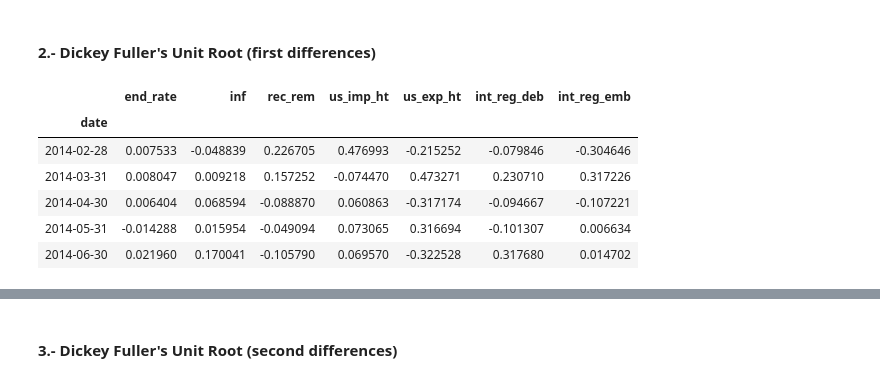
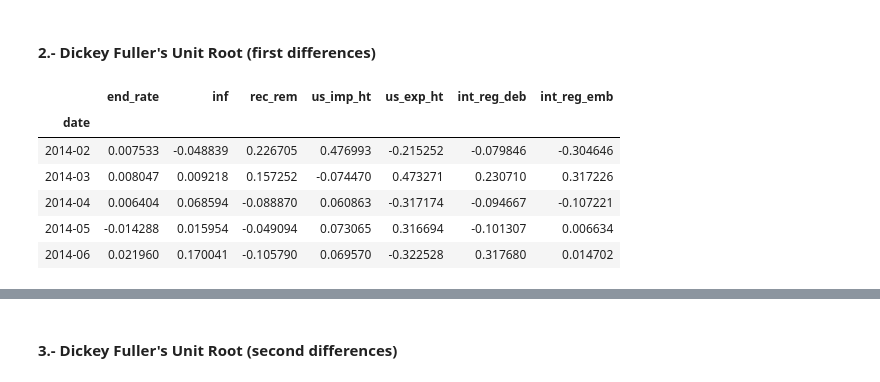
Before and after one commit to gregpinchy/creative-capstone-AA, a Jupyter notebook: time_series.ipynb, the cells around one changed output, grey strips where cells are left out. Cells and saved outputs as stored; diff of their text form; code cells hidden in the pictures.

```diff
--- a/time_series.ipynb
+++ b/time_series.ipynb
@@ -446,0 +449,2 @@ logdf.head()
+# %%
+logdf.index = pd.DatetimeIndex(logdf.index).to_period('M')
@@ -446,0 +453,5 @@ logdf.head()
+# %%
+Xtrain = logdf[0:-5]
+Xtest = logdf[-5:]
+
+Xtrain.shape, Xtest.shape
@@ -1042,16 +1055,16 @@ All series are non-stationary at level when the no-trend-no-constant model of Di
 # %% [markdown]
 #### 2.- Dickey Fuller's Unit Root (first differences)
 # %%
-diff1 = logdf.copy().diff().dropna()
+diff1 = Xtrain.copy().diff().dropna()
 diff1.head()
 # %% [output]
 |  | end_rate | inf | rec_rem | us_imp_ht | us_exp_ht | int_reg_deb | int_reg_emb |
 | date |  |  |  |  |  |  |  |
-| 2014-02-28 | 0.007533 | -0.048839 | 0.226705 | 0.476993 | -0.215252 | -0.079846 | -0.304646 |
-| 2014-03-31 | 0.008047 | 0.009218 | 0.157252 | -0.074470 | 0.473271 | 0.230710 | 0.317226 |
-| 2014-04-30 | 0.006404 | 0.068594 | -0.088870 | 0.060863 | -0.317174 | -0.094667 | -0.107221 |
-| 2014-05-31 | -0.014288 | 0.015954 | -0.049094 | 0.073065 | 0.316694 | -0.101307 | 0.006634 |
-| 2014-06-30 | 0.021960 | 0.170041 | -0.105790 | 0.069570 | -0.322528 | 0.317680 | 0.014702 |
+| 2014-02 | 0.007533 | -0.048839 | 0.226705 | 0.476993 | -0.215252 | -0.079846 | -0.304646 |
+| 2014-03 | 0.008047 | 0.009218 | 0.157252 | -0.074470 | 0.473271 | 0.230710 | 0.317226 |
+| 2014-04 | 0.006404 | 0.068594 | -0.088870 | 0.060863 | -0.317174 | -0.094667 | -0.107221 |
+| 2014-05 | -0.014288 | 0.015954 | -0.049094 | 0.073065 | 0.316694 | -0.101307 | 0.006634 |
+| 2014-06 | 0.021960 | 0.170041 | -0.105790 | 0.069570 | -0.322528 | 0.317680 | 0.014702 |
 # %%
 for name, column in diff1.iteritems():
     adfuller_test(column, name=column.name, regression='ct')
```
Also changed, not shown: parts of 38 cells of this notebook.
